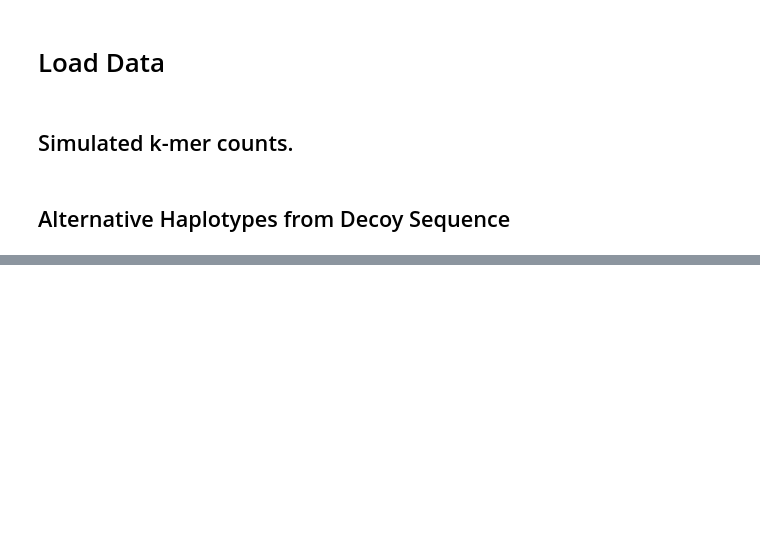
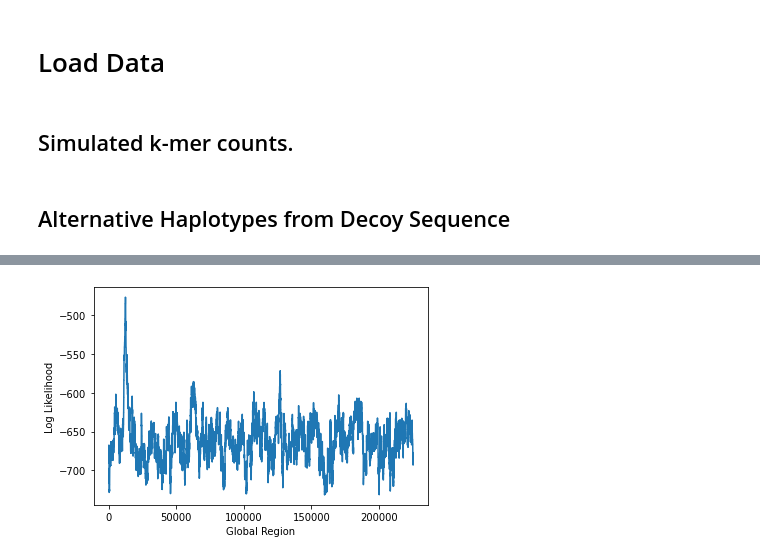
Before and after one commit to briannachrisman/alt_haplotypes, a Jupyter notebook: src/localize/likelihood_scratch.ipynb, the cells around one changed output, grey strips where cells are left out. Cells and saved outputs as stored; diff of their text form; code cells hidden in the pictures; blank space fills up the shorter version.

```diff
--- a/src/localize/likelihood_scratch.ipynb
+++ b/src/localize/likelihood_scratch.ipynb
@@ -268,0 +270,7 @@ True Location: chr2:728878-860300 Predicted Region: 02.000000001 - 02.005406157
+# %%
+plt.plot(a)
+plt.ylabel('Log Likelihood')
+plt.xlabel('Global Region')
+plt.show()
+# %% [output]
+[figure, added]
```
Also changed, not shown: parts of 11 cells of this notebook, 37 other files.
